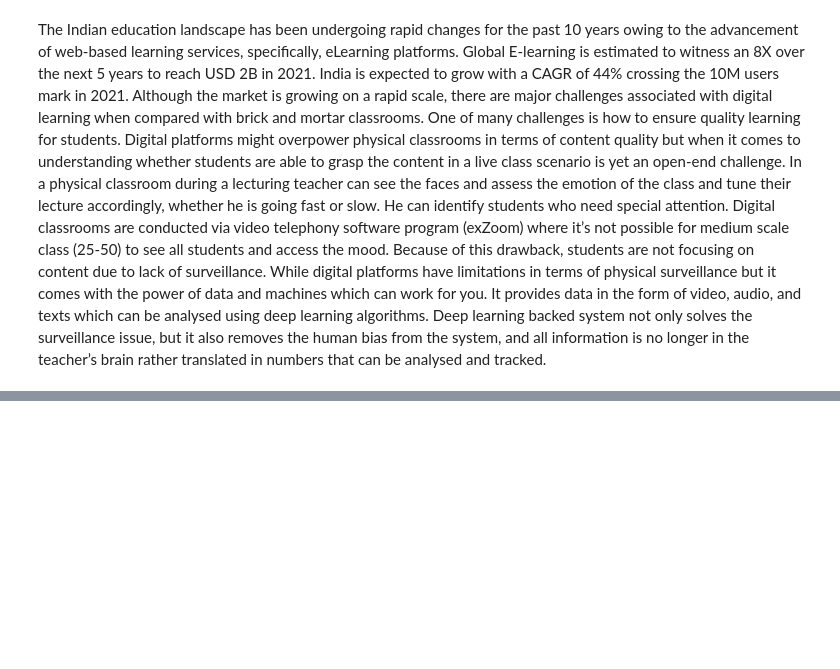
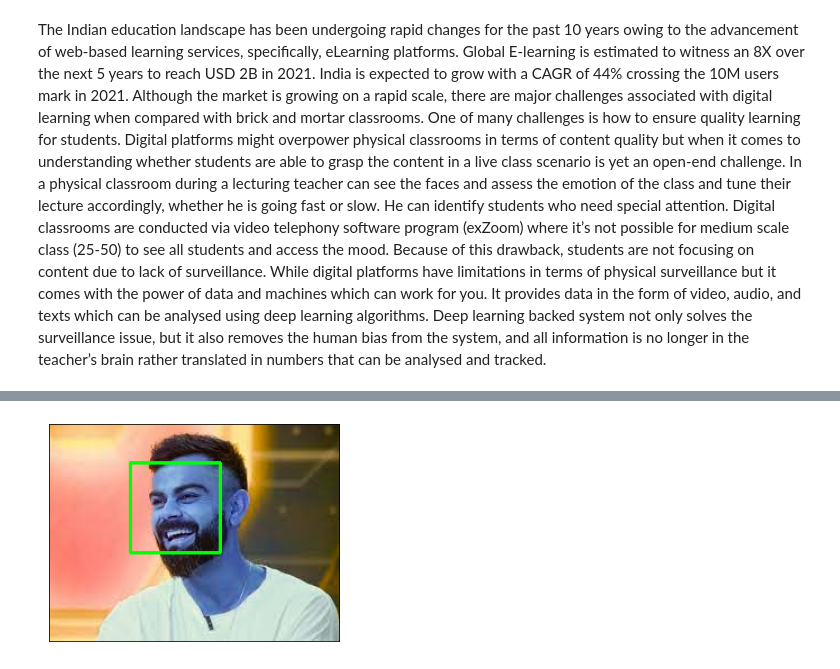
Before and after one commit to rajeshmore1/Face_Recognition_Drowsiness_Detection, a Jupyter notebook: Capstone_Project_5.ipynb, the cells around one changed output, grey strips where cells are left out. Cells and saved outputs as stored; diff of their text form; code cells hidden in the pictures; blank space fills up the shorter version.

```diff
--- a/Capstone_Project_5.ipynb
+++ b/Capstone_Project_5.ipynb
@@ -23,0 +71,4 @@ longer in the teacher’s brain rather translated in numbers that can be analyse
+# %%
+face = detect_face('Virat_test.jpg')
+# %% [output]
+[figure, added]
```
Also changed, not shown: parts of 9 cells of this notebook.
